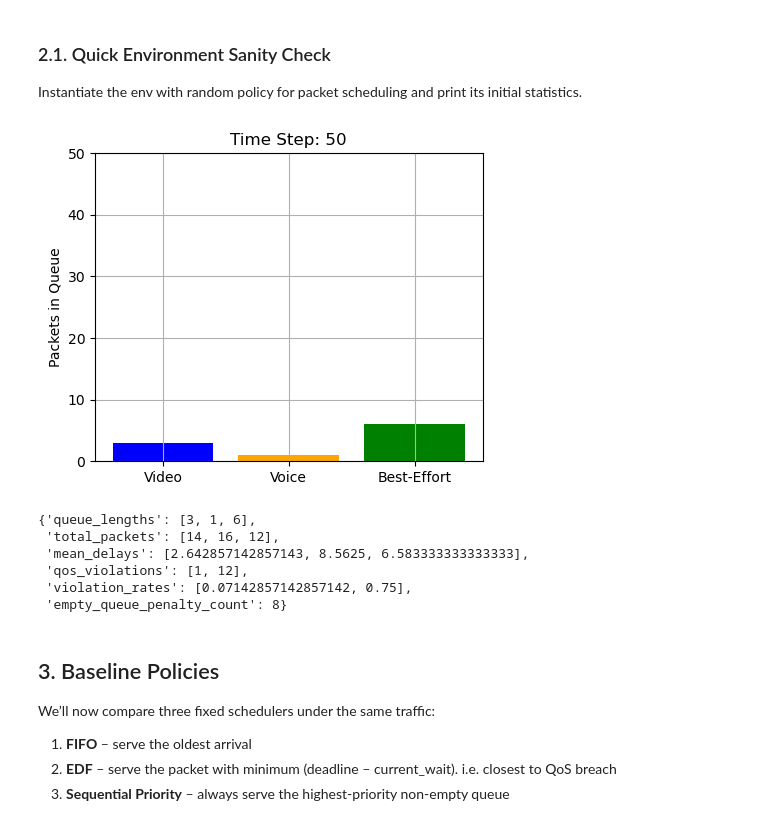
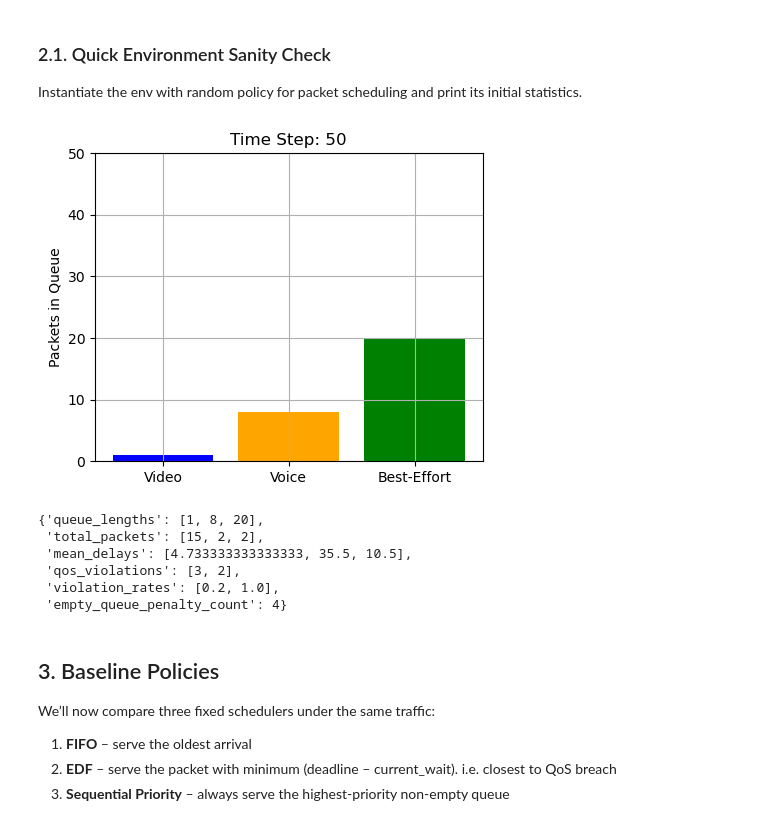
Before and after one commit to Tanjim-5125/packet_scheduling_A2_32, a Jupyter notebook: assingment2_packet_scheduler.ipynb, the cells around one changed output. Drawn from its saved outputs; the diff is of its cells as text; code cells hidden in the pictures.

```diff
--- a/assingment2_packet_scheduler.ipynb
+++ b/assingment2_packet_scheduler.ipynb
@@ -66,7 +66,7 @@ class PacketSchedulerEnv(Env):
     def __init__(self, scenario=1, arrival_probs = [0.3, 0.25, 0.4]):
         """
         Constructor
-        takes the scenario 1 or 2 as arguments
+        takes the scenario, and arrival probabilities as arguments
         """
         super().__init__()
         self.num_queues = 3
@@ -135,7 +135,7 @@ class PacketSchedulerEnv(Env):
             self.queues[queue_id].append(arrival_time)
 
     def serve_queue(self, queue_idx):
-        """Serves to Queue"""
+        """Serves current queue"""
         if not self.queue_has_packets(queue_idx):
             return self.empty_queue_penalty()
 
@@ -267,25 +267,25 @@ class PacketSchedulerEnv(Env):
 
 Instantiate the env with random policy for packet scheduling and print its initial statistics.
 # %%
-env = PacketSchedulerEnv(scenario=1)
+env = PacketSchedulerEnv(scenario=2)
 obs, _ = env.reset()
 
 for _ in range(50):
     action = env.action_space.sample()  # Random policy
     obs, reward, done, truncated, info = env.step(action)
     env.draw_network_queue()
     time.sleep(0.2)
 # %% [output]
-[figure, old version]
+[figure, new version]
 # %%
 env.get_statistics()
 # %% [output]
-{'queue_lengths': [3, 1, 6],
- 'total_packets': [14, 16, 12],
- 'mean_delays': [2.642857142857143, 8.5625, 6.583333333333333],
- 'qos_violations': [1, 12],
- 'violation_rates': [0.07142857142857142, 0.75],
- 'empty_queue_penalty_count': 8}
+{'queue_lengths': [1, 8, 20],
+ 'total_packets': [15, 2, 2],
+ 'mean_delays': [4.733333333333333, 35.5, 10.5],
+ 'qos_violations': [3, 2],
+ 'violation_rates': [0.2, 1.0],
+ 'empty_queue_penalty_count': 4}
 # %% [markdown]
 ## 3. Baseline Policies
 
```
Also changed, not shown: parts of 8 cells of this notebook.
